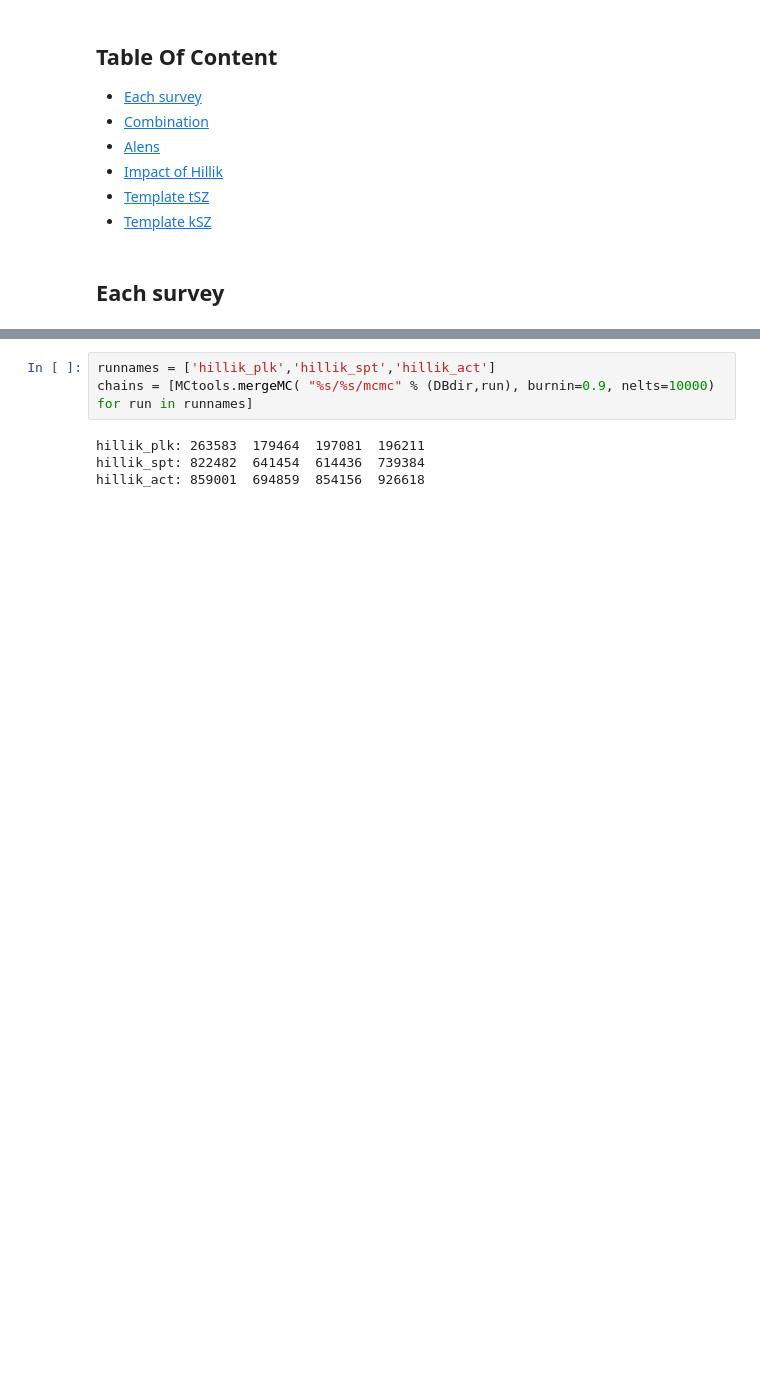
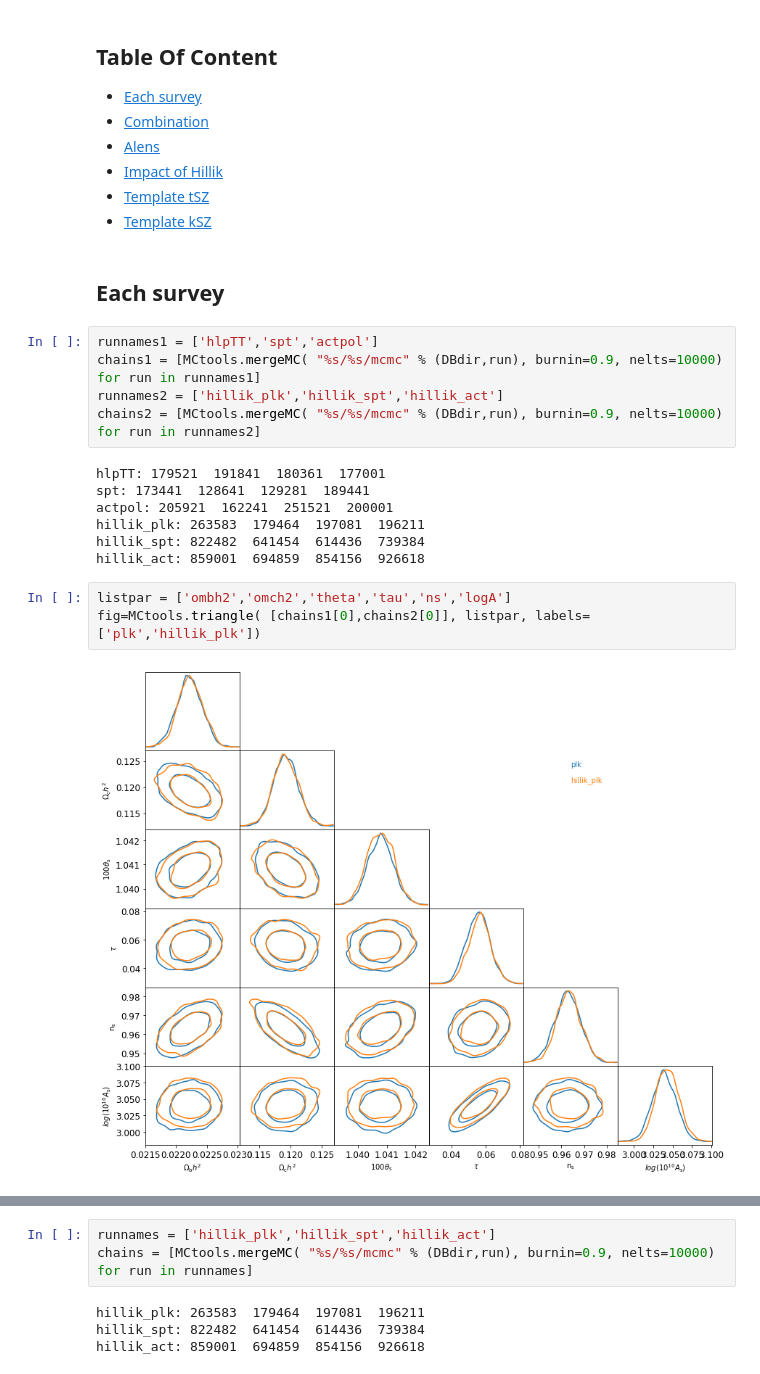
Before and after one commit to mtristram/hillik, a Jupyter notebook: scripts/hillik_chains.ipynb, the cells around one changed output, grey strips where cells are left out. Cells and saved outputs as stored; diff of their text form; blank space fills up the shorter version.

```diff
--- a/scripts/hillik_chains.ipynb
+++ b/scripts/hillik_chains.ipynb
@@ -19,3 +19,20 @@ lth = arange(len(clth[0]))
 * [Template kSZ](#Template-kSZ)
 # %% [markdown]
 ## Each survey
+# %%
+runnames1 = ['hlpTT','spt','actpol']
+chains1 = [MCtools.mergeMC( "%s/%s/mcmc" % (DBdir,run), burnin=0.9, nelts=10000) for run in runnames1]
+runnames2 = ['hillik_plk','hillik_spt','hillik_act']
+chains2 = [MCtools.mergeMC( "%s/%s/mcmc" % (DBdir,run), burnin=0.9, nelts=10000) for run in runnames2]
+# %% [output]
+hlpTT: 179521  191841  180361  177001
+spt: 173441  128641  129281  189441
+actpol: 205921  162241  251521  200001
+hillik_plk: 263583  179464  197081  196211
+hillik_spt: 822482  641454  614436  739384
+hillik_act: 859001  694859  854156  926618
+# %%
+listpar = ['ombh2','omch2','theta','tau','ns','logA']
+fig=MCtools.triangle( [chains1[0],chains2[0]], listpar, labels=['plk','hillik_plk'])
+# %% [output]
+[figure, added]
```
Also changed, not shown: parts of 11 cells of this notebook.
